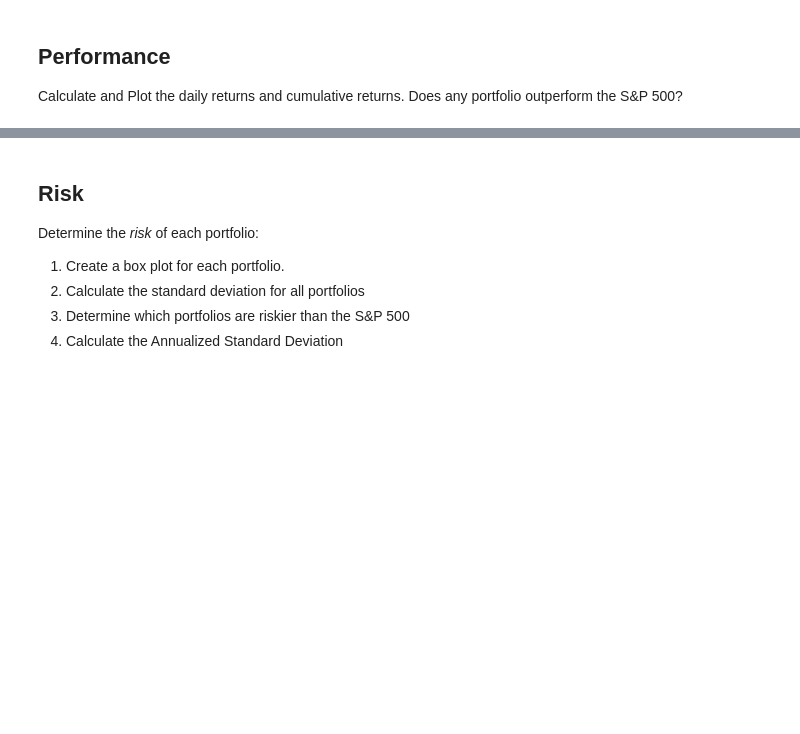
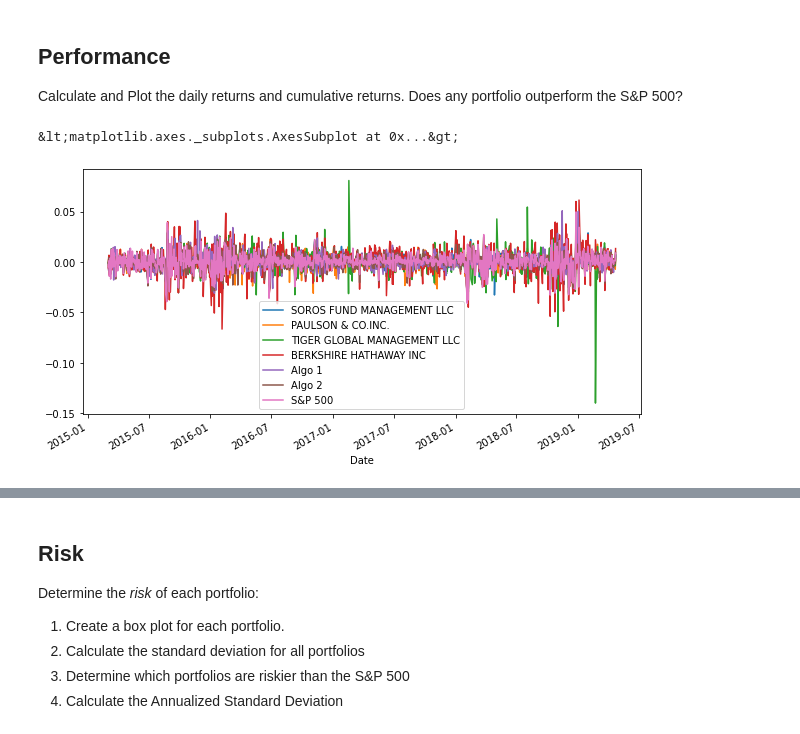
Before and after one commit to dbogatic/jupyter-homework, a Jupyter notebook: whale_analysis.ipynb, the cells around one changed output, grey strips where cells are left out. Cells and saved outputs as stored; diff of their text form; code cells hidden in the pictures; blank space fills up the shorter version.

```diff
--- a/whale_analysis.ipynb
+++ b/whale_analysis.ipynb
@@ -191,9 +191,9 @@ sp500_daily_return.head()
 # %%
 # Concatenate all DataFrames into a single DataFrame
 # YOUR CODE HERE
-Compbined_returns_df = pd.concat([whale_returns_df, algo_returns_df, sp500_daily_return], axis='columns', join='inner')
-Compbined_returns_df.dropna(inplace=True)
-Compbined_returns_df.head()
+combined_returns_df = pd.concat([whale_returns_df, algo_returns_df, sp500_daily_return_df], axis='columns', join='inner')
+combined_returns_df.dropna(inplace=True)
+combined_returns_df.head()
 # %% [output]
 |  | SOROS FUND MANAGEMENT LLC | PAULSON & CO.INC. | TIGER GLOBAL MANAGEMENT LLC | BERKSHIRE HATHAWAY INC | Algo 1 | Algo 2 | ... |
 | Date |  |  |  |  |  |  | ... |
@@ -215,6 +215,10 @@ Calculate and Plot the daily returns and cumulative returns. Does any portfolio
 # %%
 # Plot daily returns
 # YOUR CODE HERE
+combined_returns_df.plot(figsize=(10,5))
+# %% [output]
+&lt;matplotlib.axes._subplots.AxesSubplot at 0x...&gt;
+[figure, added]
 # %%
 # Plot cumulative returns
 # YOUR CODE HERE
```
Also changed, not shown: parts of 9 cells of this notebook, 2 other files.
